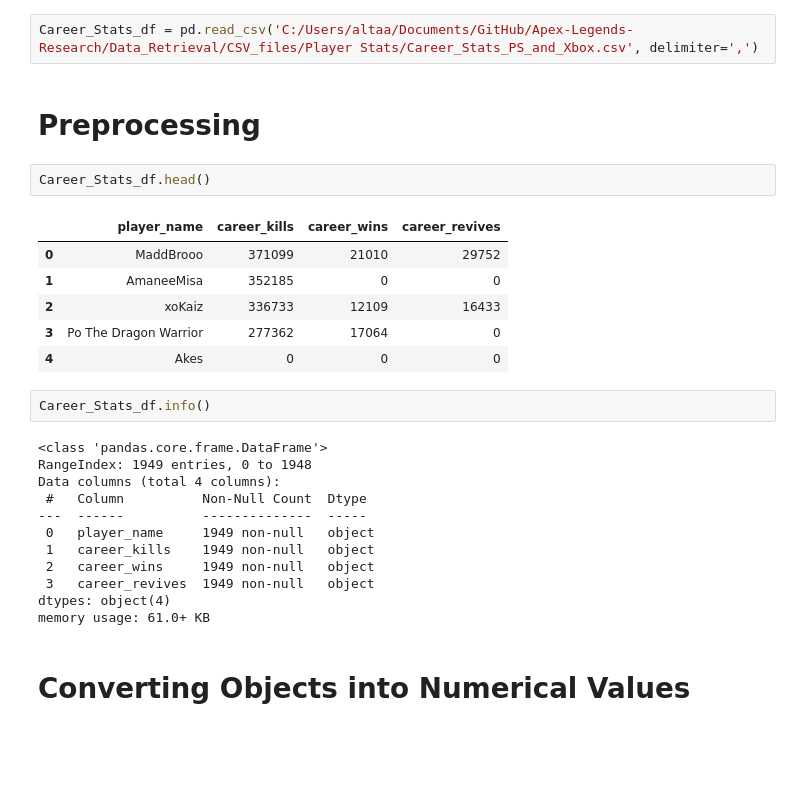
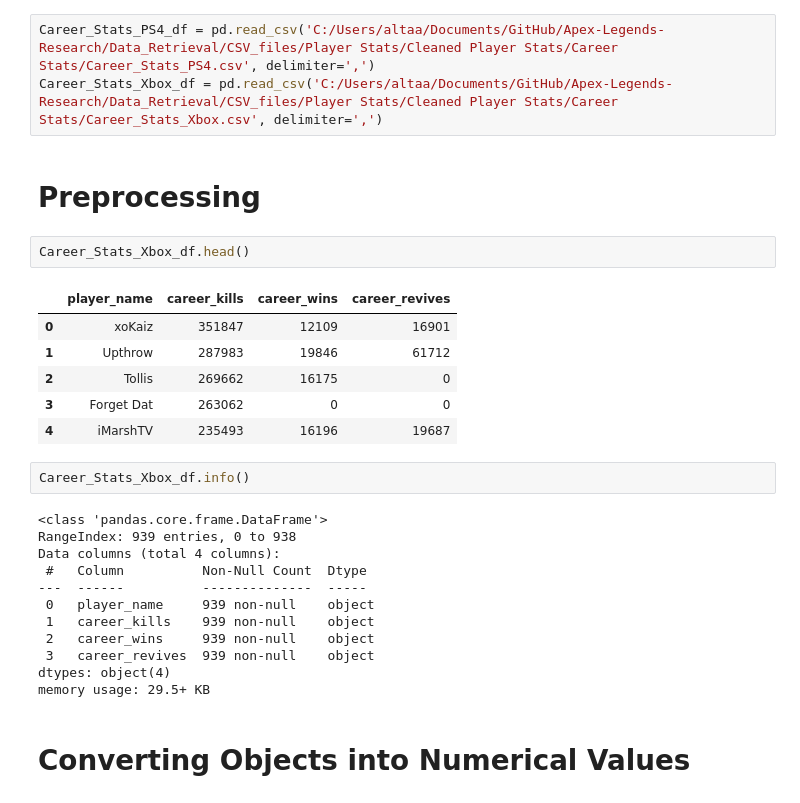
Before and after one commit to AltaafAlly/Apex-Legends-Research, a Jupyter notebook: Data_Retrieval/py_files/Notebook_For_Data_Preprocessing/Data Imputation FIles PS and Xbox/Data-Preprocessing-Console.ipynb, the cells around one changed output. Cells and saved outputs as stored; diff of their text form; blank space fills up the shorter version.

```diff
--- a/Data_Retrieval/py_files/Notebook_For_Data_Preprocessing/Data Imputation FIles PS and Xbox/Data-Preprocessing-Console.ipynb
+++ b/Data_Retrieval/py_files/Notebook_For_Data_Preprocessing/Data Imputation FIles PS and Xbox/Data-Preprocessing-Console.ipynb
@@ -23,32 +25,33 @@ from sklearn.exceptions import ConvergenceWarning  # Importing ConvergenceWarnin
 # %% [markdown]
 # Data Import
 # %%
-Career_Stats_df = pd.read_csv('C:/Users/altaa/Documents/GitHub/Apex-Legends-Research/Data_Retrieval/CSV_files/Player Stats/Career_Stats_PS_and_Xbox.csv', delimiter=',')
+Career_Stats_PS4_df = pd.read_csv('C:/Users/altaa/Documents/GitHub/Apex-Legends-Research/Data_Retrieval/CSV_files/Player Stats/Cleaned Player Stats/Career Stats/Career_Stats_PS4.csv', delimiter=',')
+Career_Stats_Xbox_df = pd.read_csv('C:/Users/altaa/Documents/GitHub/Apex-Legends-Research/Data_Retrieval/CSV_files/Player Stats/Cleaned Player Stats/Career Stats/Career_Stats_Xbox.csv', delimiter=',')
 # %% [markdown]
 # Preprocessing
 # %%
-Career_Stats_df.head()
+Career_Stats_Xbox_df.head()
 # %% [output]
 |  | player_name | career_kills | career_wins | career_revives |
-| 0 | MaddBrooo | 371099 | 21010 | 29752 |
-| 1 | AmaneeMisa | 352185 | 0 | 0 |
-| 2 | xoKaiz | 336733 | 12109 | 16433 |
-| 3 | Po The Dragon Warrior | 277362 | 17064 | 0 |
-| 4 | Akes | 0 | 0 | 0 |
+| 0 | xoKaiz | 351847 | 12109 | 16901 |
+| 1 | Upthrow | 287983 | 19846 | 61712 |
+| 2 | Tollis | 269662 | 16175 | 0 |
+| 3 | Forget Dat | 263062 | 0 | 0 |
+| 4 | iMarshTV | 235493 | 16196 | 19687 |
 # %%
-Career_Stats_df.info()
+Career_Stats_Xbox_df.info()
 # %% [output]
 <class 'pandas.core.frame.DataFrame'>
-RangeIndex: 1949 entries, 0 to 1948
+RangeIndex: 939 entries, 0 to 938
 Data columns (total 4 columns):
  #   Column          Non-Null Count  Dtype
 ---  ------          --------------  -----
- 0   player_name     1949 non-null   object
- 1   career_kills    1949 non-null   object
- 2   career_wins     1949 non-null   object
- 3   career_revives  1949 non-null   object
+ 0   player_name     939 non-null    object
+ 1   career_kills    939 non-null    object
+ 2   career_wins     939 non-null    object
+ 3   career_revives  939 non-null    object
 dtypes: object(4)
-memory usage: 61.0+ KB
+memory usage: 29.5+ KB
 # %% [markdown]
 # Converting Objects into Numerical Values
 # %%
```
Also changed, not shown: parts of 9 cells of this notebook, 37 other files.
